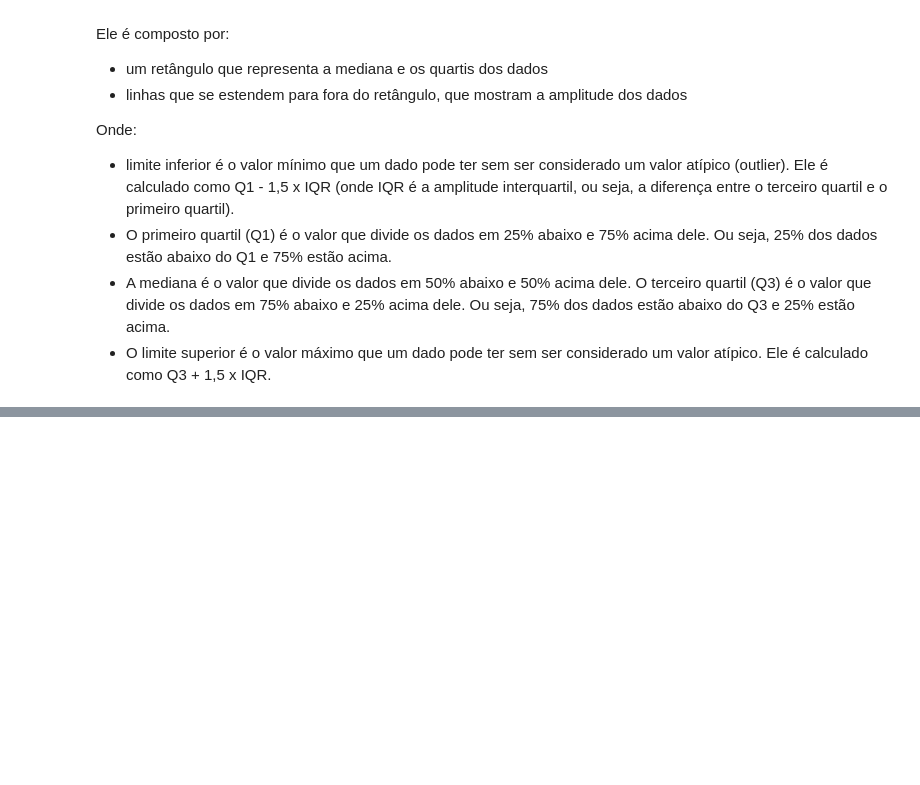
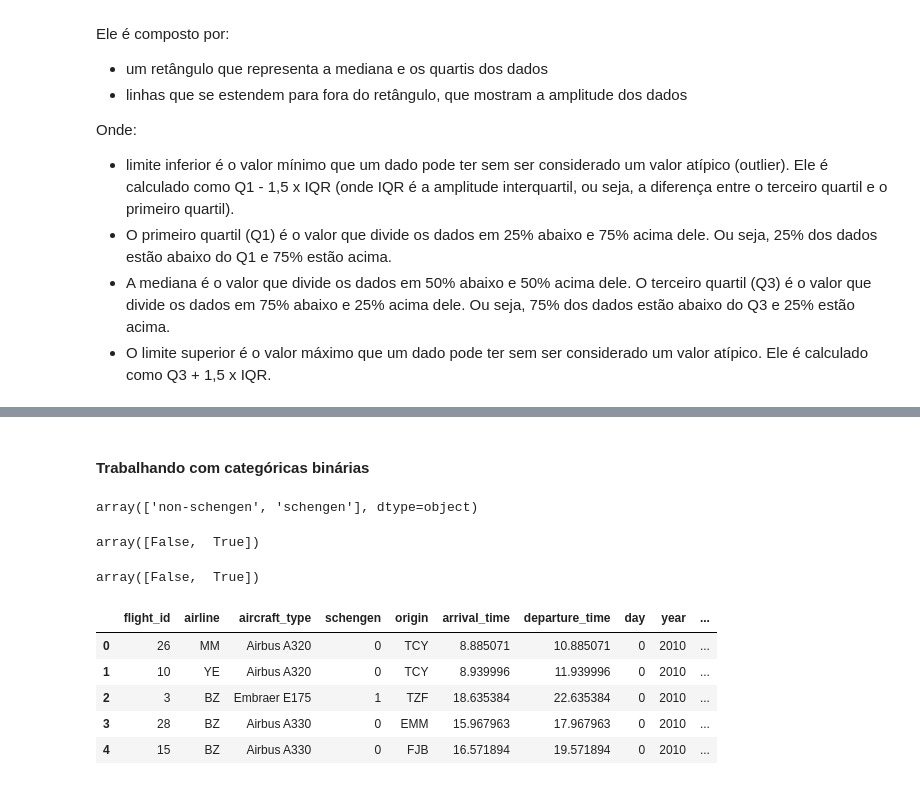
Before and after one commit to nina-rebello/flight-delay-prediction-model, a Jupyter notebook: modelo_atraso_voo.ipynb, the cells around one changed output, grey strips where cells are left out. Drawn from its saved outputs; the diff is of its cells as text; code cells hidden in the pictures; blank space fills up the shorter version.

```diff
--- a/modelo_atraso_voo.ipynb
+++ b/modelo_atraso_voo.ipynb
@@ -244,0 +352,28 @@ plt.show()
+# %% [markdown]
+#### Trabalhando com categóricas binárias
+# %%
+# Identificando quais sãos os valores binários de especificas variáveis
+dados['schengen'].unique()
+# %% [output]
+array(['non-schengen', 'schengen'], dtype=object)
+# %%
+dados['is_holiday'].unique()
+# %% [output]
+array([False,  True])
+# %%
+dados['is_weekend'].unique()
+# %% [output]
+array([False,  True])
+# %%
+# Para um melhor ambiente de trabalho, transformar os valores em forma de string para 0 e 1
+dados['schengen'] = dados['schengen'].replace({'non-schengen': 0, 'schengen': 1})
+dados['is_holiday'] = dados['is_holiday'].replace({False: 0, True: 1})
+dados['is_weekend'] = dados['is_weekend'].replace({False: 0, True: 1})
+dados.head()
+# %% [output]
+|  | flight_id | airline | aircraft_type | schengen | origin | arrival_time | departure_time | day | year | ... |
+| 0 | 26 | MM | Airbus A320 | 0 | TCY | 8.885071 | 10.885071 | 0 | 2010 | ... |
+| 1 | 10 | YE | Airbus A320 | 0 | TCY | 8.939996 | 11.939996 | 0 | 2010 | ... |
+| 2 | 3 | BZ | Embraer E175 | 1 | TZF | 18.635384 | 22.635384 | 0 | 2010 | ... |
+| 3 | 28 | BZ | Airbus A330 | 0 | EMM | 15.967963 | 17.967963 | 0 | 2010 | ... |
+| 4 | 15 | BZ | Airbus A330 | 0 | FJB | 16.571894 | 19.571894 | 0 | 2010 | ... |
```
Also changed, not shown: parts of 30 cells of this notebook.
